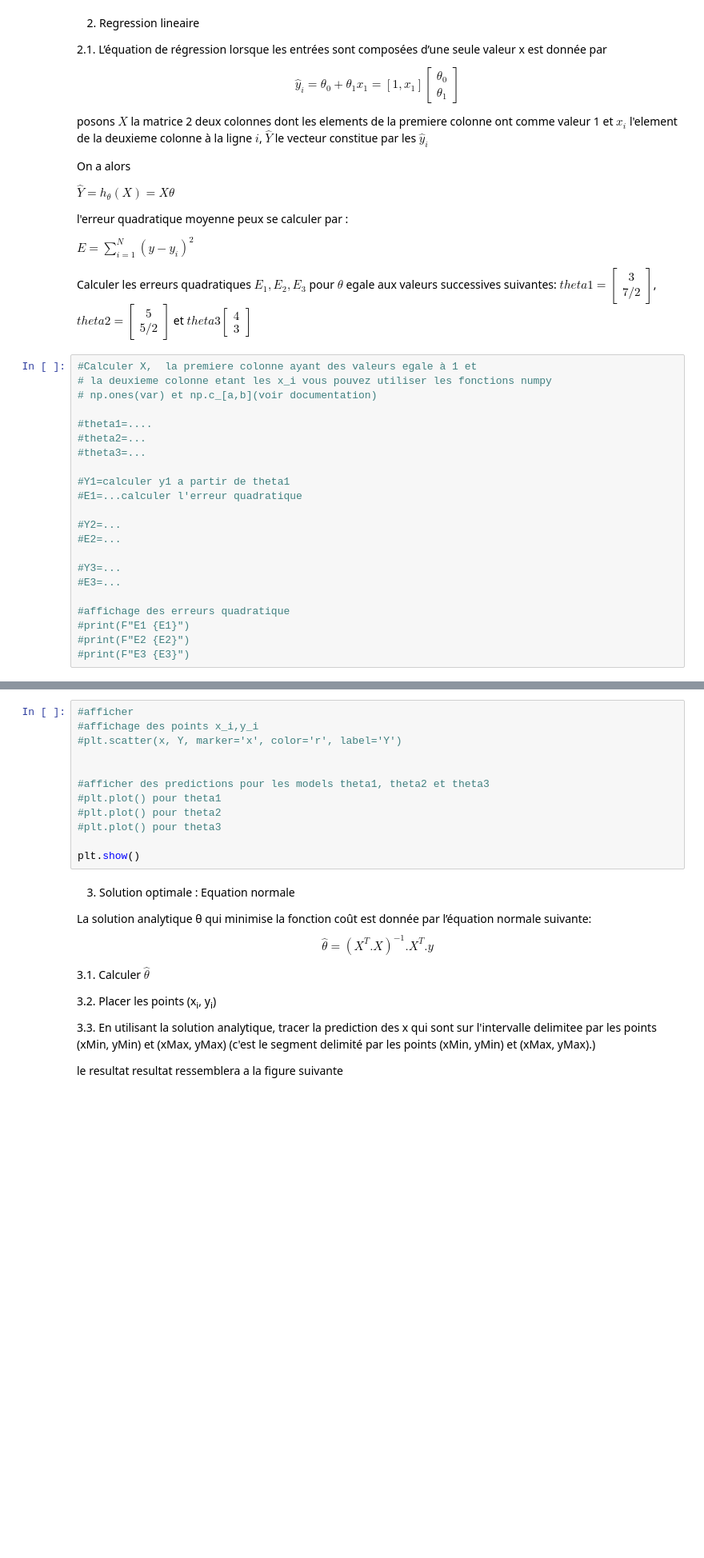
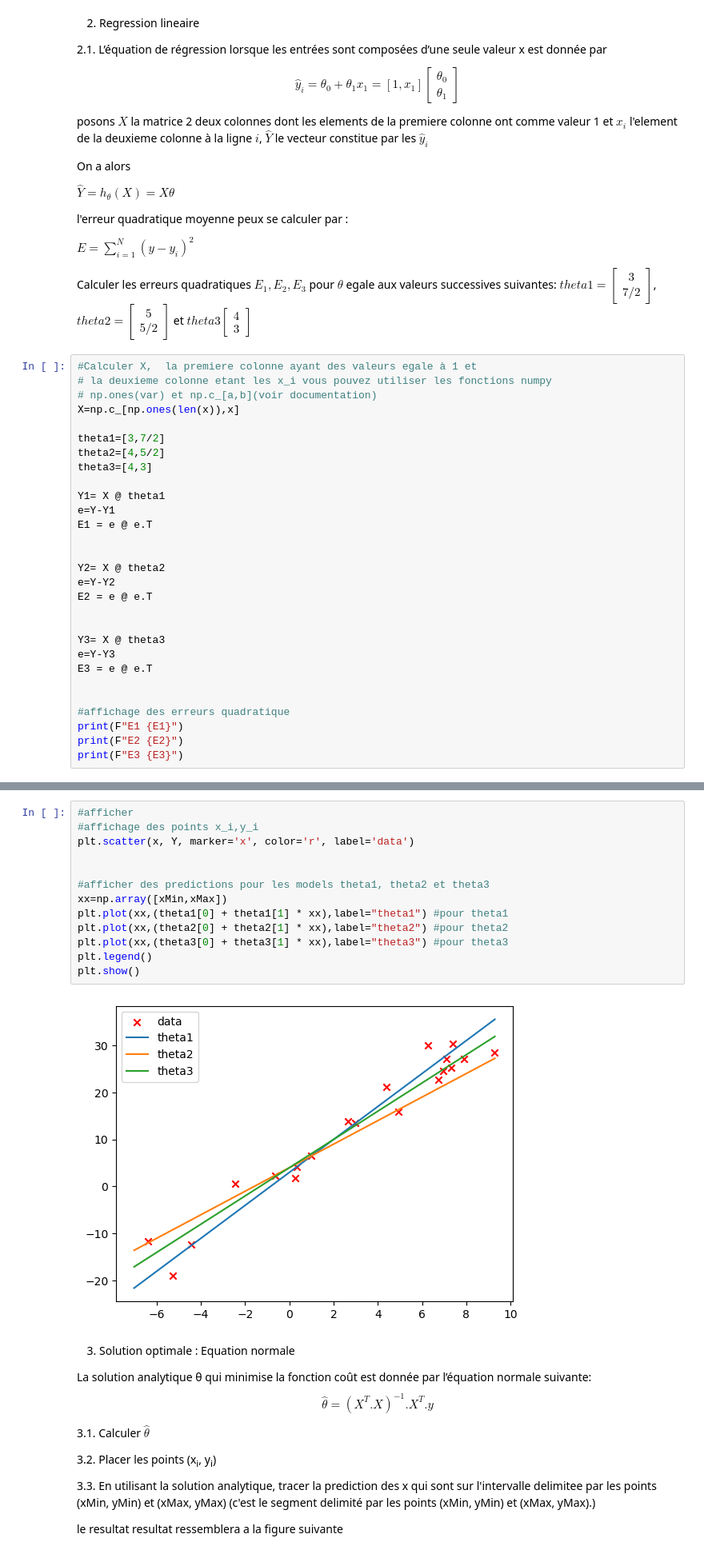
Before and after one commit to mama062/lab_ml_1, a Jupyter notebook: machine_learning_labs1.ipynb, the cells around one changed output, grey strips where cells are left out. Shown at 80% size. Saved outputs shown, nothing was run; the diff lists cells and outputs as text; blank space fills up the shorter version.

Commit message:
2.3 Creer une figure y placer les points

```diff
--- a/machine_learning_labs1.ipynb
+++ b/machine_learning_labs1.ipynb
@@ -138,21 +138,28 @@ Calculer les erreurs quadratiques $E_1, E_2, E_3$ pour $θ$ egale aux valeurs su
 #Calculer X,  la premiere colonne ayant des valeurs egale à 1 et
 # la deuxieme colonne etant les x_i vous pouvez utiliser les fonctions numpy
 # np.ones(var) et np.c_[a,b](voir documentation)
+X=np.c_[np.ones(len(x)),x]
 
-#theta1=....
-#theta2=...
-#theta3=...
+theta1=[3,7/2]
+theta2=[4,5/2]
+theta3=[4,3]
 
-#Y1=calculer y1 a partir de theta1
-#E1=...calculer l'erreur quadratique
+Y1= X @ theta1
+e=Y-Y1
+E1 = e @ e.T
 
-#Y2=...
-#E2=...
 
-#Y3=...
-#E3=...
+Y2= X @ theta2
+e=Y-Y2
+E2 = e @ e.T
+
+
+Y3= X @ theta3
+e=Y-Y3
+E3 = e @ e.T
+
 
 #affichage des erreurs quadratique
-#print(F"E1 {E1}")
-#print(F"E2 {E2}")
-#print(F"E3 {E3}")
+print(F"E1 {E1}")
+print(F"E2 {E2}")
+print(F"E3 {E3}")
@@ -171,15 +183,18 @@ Vous aurez une figure qui ressemble à la figure ci dessous
 # %%
 #afficher
 #affichage des points x_i,y_i
-#plt.scatter(x, Y, marker='x', color='r', label='Y')
+plt.scatter(x, Y, marker='x', color='r', label='data')
 
 
 #afficher des predictions pour les models theta1, theta2 et theta3
-#plt.plot() pour theta1
-#plt.plot() pour theta2
-#plt.plot() pour theta3
-
+xx=np.array([xMin,xMax])
+plt.plot(xx,(theta1[0] + theta1[1] * xx),label="theta1") #pour theta1
+plt.plot(xx,(theta2[0] + theta2[1] * xx),label="theta2") #pour theta2
+plt.plot(xx,(theta3[0] + theta3[1] * xx),label="theta3") #pour theta3
+plt.legend()
 plt.show()
+# %% [output]
+[figure, added]
 # %% [markdown]
 3. Solution optimale : Equation normale
 
```
Also changed, not shown: parts of 6 cells of this notebook.
